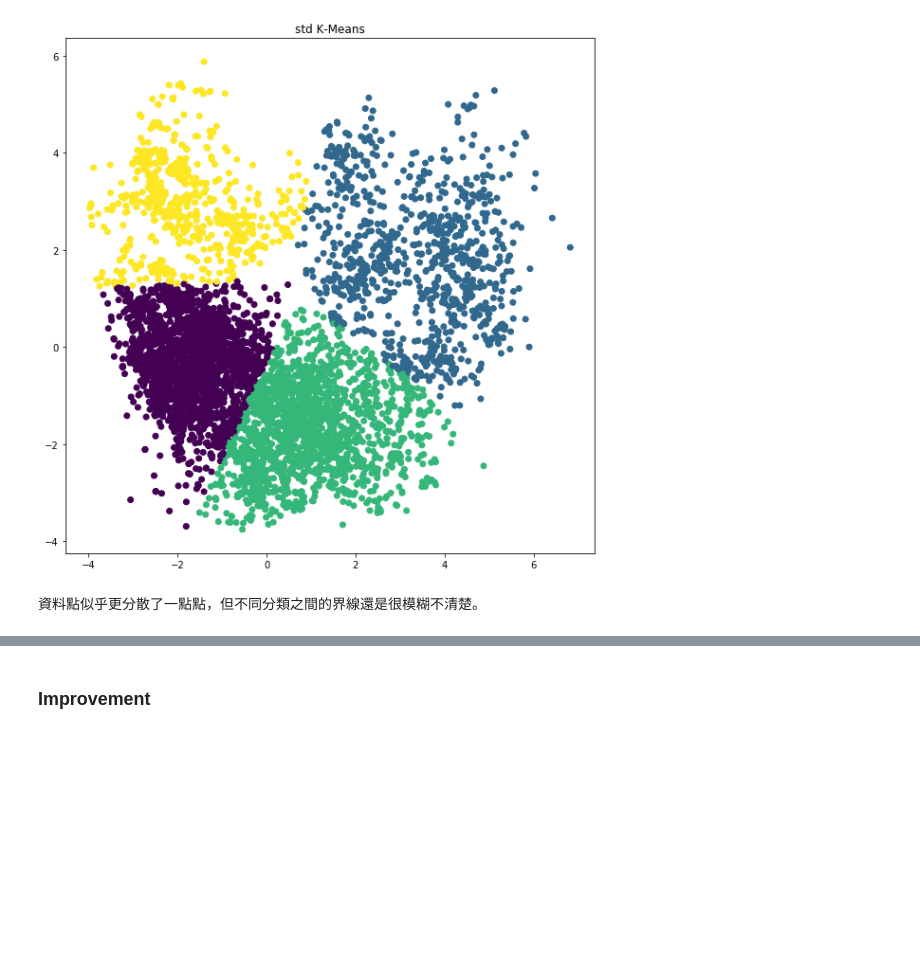
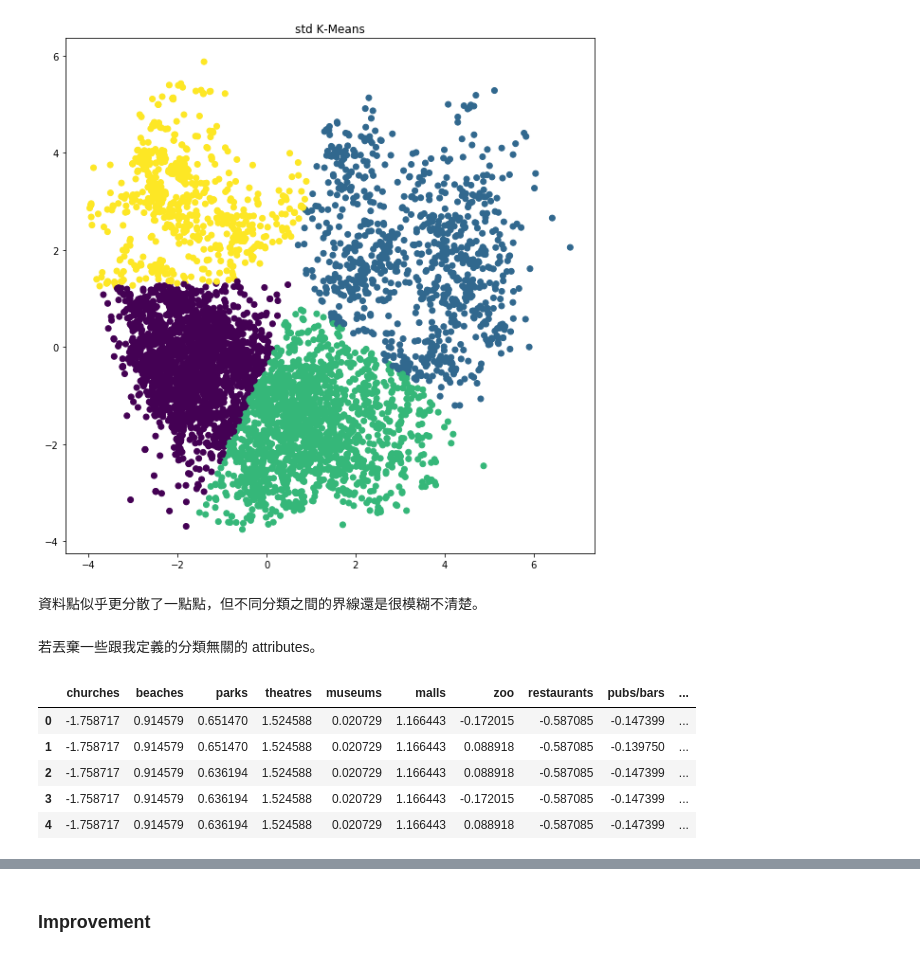
Before and after one commit to kevin110604/FDA-data-analytics, a Jupyter notebook: FDA_hw4.ipynb, the cells around one changed output, grey strips where cells are left out. Drawn from its saved outputs; the diff is of its cells as text; code cells hidden in the pictures; blank space fills up the shorter version.

```diff
--- a/FDA_hw4.ipynb
+++ b/FDA_hw4.ipynb
@@ -392,3 +392,15 @@ Text(0.5, 1.0, 'std K-Means')
 [figure]
 # %% [markdown]
 資料點似乎更分散了一點點，但不同分類之間的界線還是很模糊不清楚。
+# %% [markdown]
+若丟棄一些跟我定義的分類無關的 attributes。
+# %%
+df_dro = df_std.drop(['resorts', 'dance clubs', 'beauty & spas', 'gyms', 'swimming pools'], axis=1)
+df_dro.head()
+# %% [output]
+|  | churches | beaches | parks | theatres | museums | malls | zoo | restaurants | pubs/bars | ... |
+| 0 | -1.758717 | 0.914579 | 0.651470 | 1.524588 | 0.020729 | 1.166443 | -0.172015 | -0.587085 | -0.147399 | ... |
+| 1 | -1.758717 | 0.914579 | 0.651470 | 1.524588 | 0.020729 | 1.166443 | 0.088918 | -0.587085 | -0.139750 | ... |
+| 2 | -1.758717 | 0.914579 | 0.636194 | 1.524588 | 0.020729 | 1.166443 | 0.088918 | -0.587085 | -0.147399 | ... |
+| 3 | -1.758717 | 0.914579 | 0.636194 | 1.524588 | 0.020729 | 1.166443 | -0.172015 | -0.587085 | -0.147399 | ... |
+| 4 | -1.758717 | 0.914579 | 0.636194 | 1.524588 | 0.020729 | 1.166443 | 0.088918 | -0.587085 | -0.147399 | ... |
```
Also changed, not shown: parts of 11 cells of this notebook.
